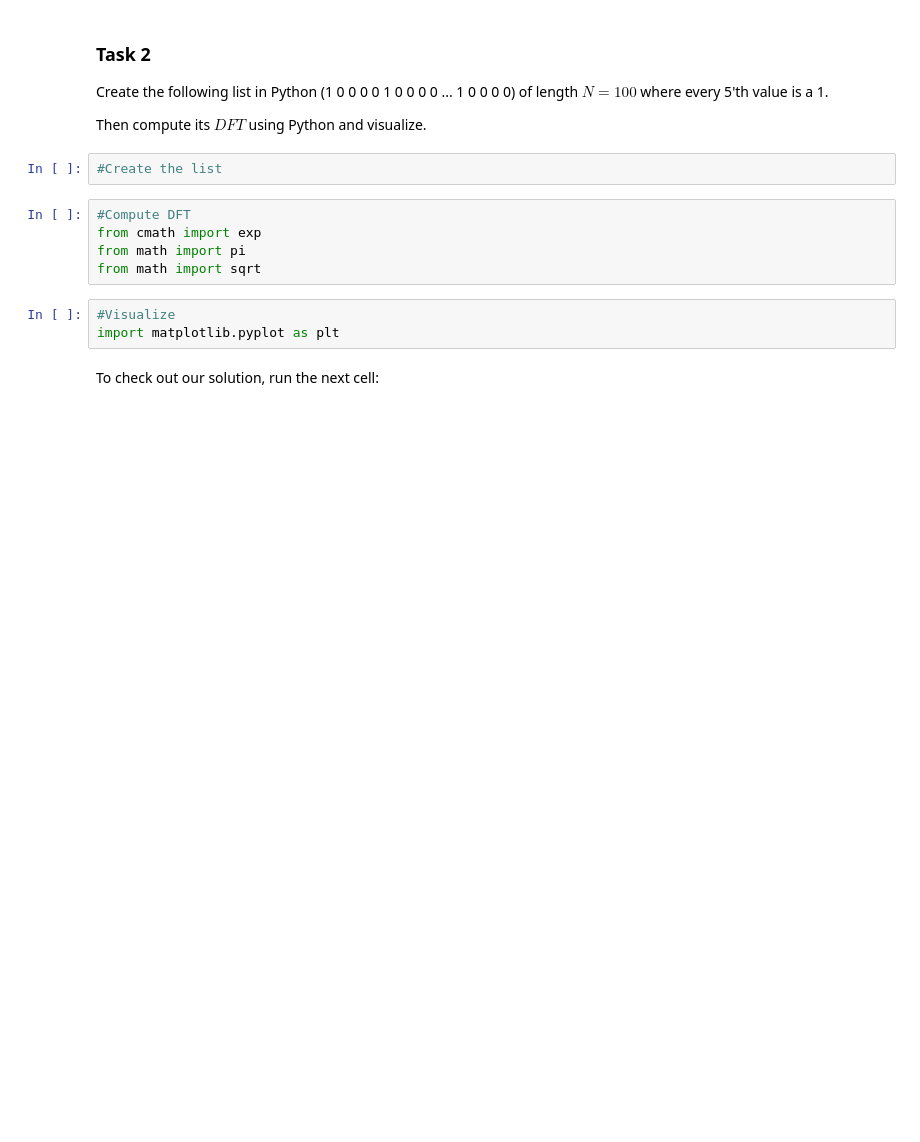
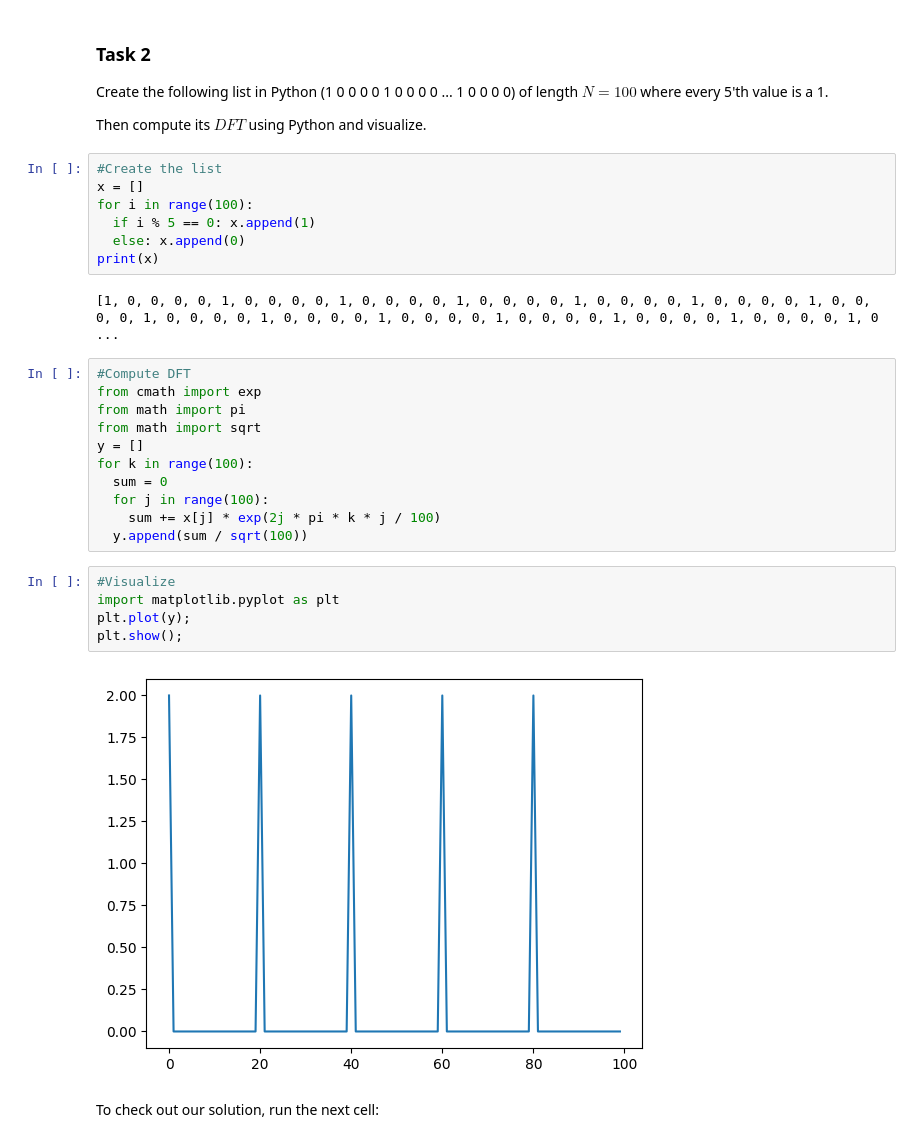
Before and after one commit to james-lucius/qworld, a Jupyter notebook: QB51_D01_Discrete_Fourier_Transform.ipynb, the cells around one changed output. Cells and saved outputs as stored; diff of their text form; blank space fills up the shorter version.

```diff
--- a/QB51_D01_Discrete_Fourier_Transform.ipynb
+++ b/QB51_D01_Discrete_Fourier_Transform.ipynb
@@ -79,16 +81,33 @@ SolutionToTask1()  # show solution for task 1
 Create the following list in Python (1 0 0 0 0 1 0 0 0 0 ... 1 0 0 0 0) of length $N=100$ where every 5'th value is a 1.
 
 Then compute its $DFT$ using Python and visualize.
-# %%
-#Create the list
+# %%
+#Create the list
+x = []
+for i in range(100):
+  if i % 5 == 0: x.append(1)
+  else: x.append(0)
+print(x)
+# %% [output]
+[1, 0, 0, 0, 0, 1, 0, 0, 0, 0, 1, 0, 0, 0, 0, 1, 0, 0, 0, 0, 1, 0, 0, 0, 0, 1, 0, 0, 0, 0, 1, 0, 0, 0, 0, 1, 0, 0, 0, 0, 1, 0, 0, 0, 0, 1, 0, 0, 0, 0, 1, 0, 0, 0, 0, 1, 0, 0, 0, 0, 1, 0, 0, 0, 0, 1, 0 ...
 # %%
 #Compute DFT
 from cmath import exp
 from math import pi
 from math import sqrt
+y = []
+for k in range(100):
+  sum = 0
+  for j in range(100):
+    sum += x[j] * exp(2j * pi * k * j / 100)
+  y.append(sum / sqrt(100))
 # %%
 #Visualize
 import matplotlib.pyplot as plt
+plt.plot(y);
+plt.show();
+# %% [output]
+[figure, added]
 # %% [markdown]
 To check out our solution, run the next cell:
 # %%
```
Also changed, not shown: parts of 5 cells of this notebook.
